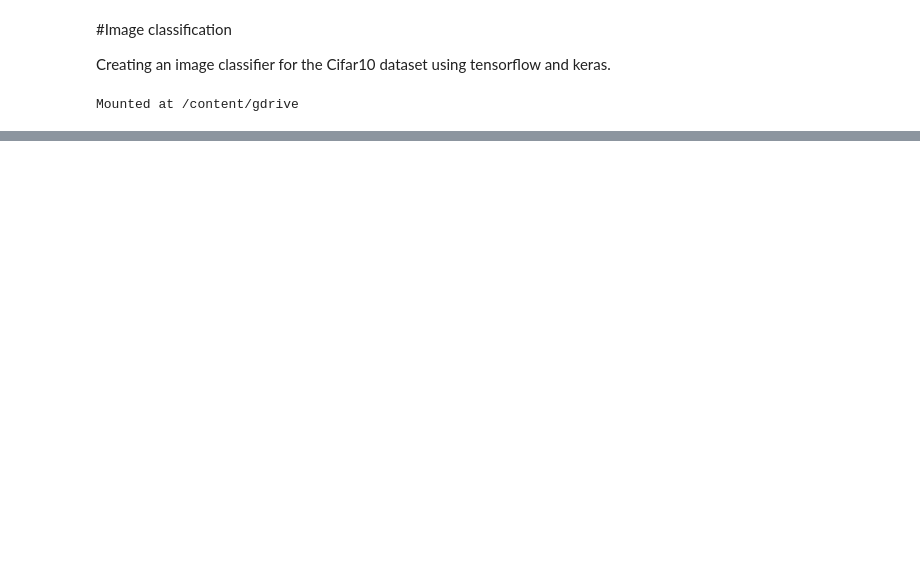
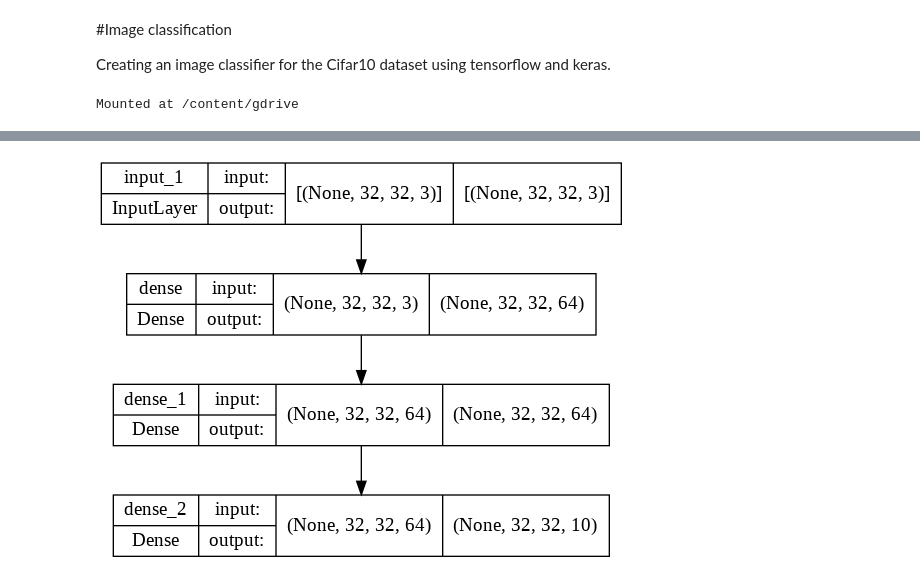
Before and after one commit to rl-creator/data_science_projects_2022, a Jupyter notebook: cifar10_image_classification/image_classification.ipynb, the cells around one changed output, grey strips where cells are left out. Drawn from its saved outputs; the diff is of its cells as text; code cells hidden in the pictures; blank space fills up the shorter version.

```diff
--- a/cifar10_image_classification/image_classification.ipynb
+++ b/cifar10_image_classification/image_classification.ipynb
@@ -71,0 +101,7 @@ sep_data.data_raw.X_train
+# %%
+test_model = create_model (input_layer = Input (shape = (32, 32, 3)), hidden_layers =
+                           [Dense (64, activation = "relu"),
+                           Dense (64, activation = "relu"),
+                           Dense (10)])
+# %%
+data_model = test_model (test_data)
@@ -71,0 +128,4 @@ sep_data.data_raw.X_train
+# %%
+keras.utils.plot_model (data_model.model, show_shapes = True)
+# %% [output]
+[figure, added]
```
Also changed, not shown: parts of 15 cells of this notebook.
